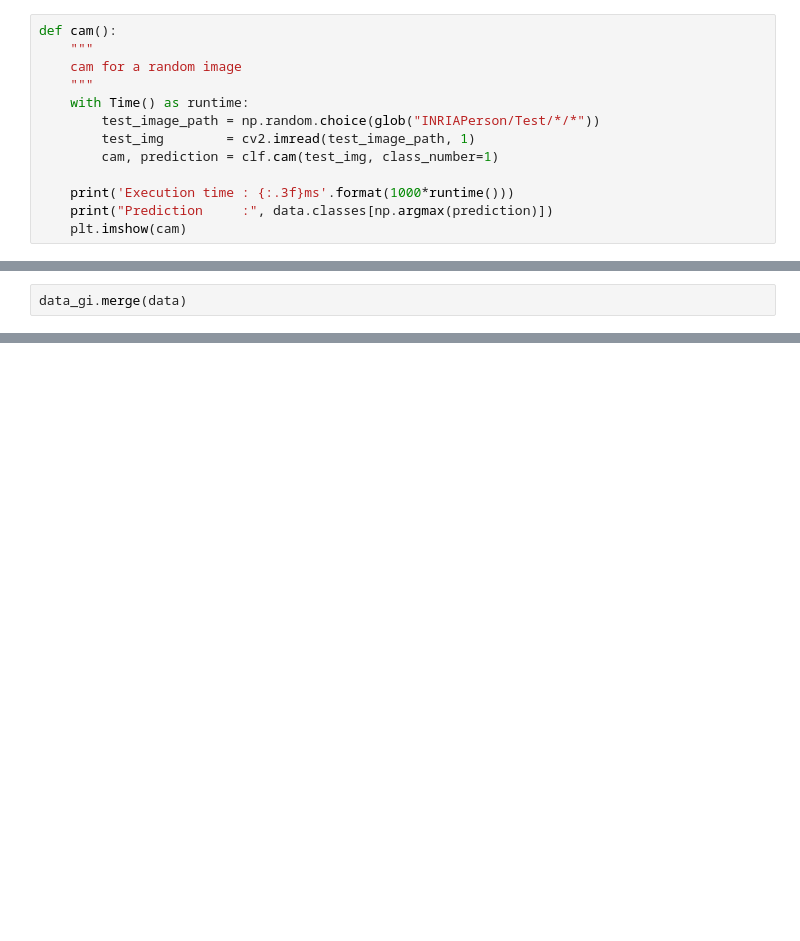
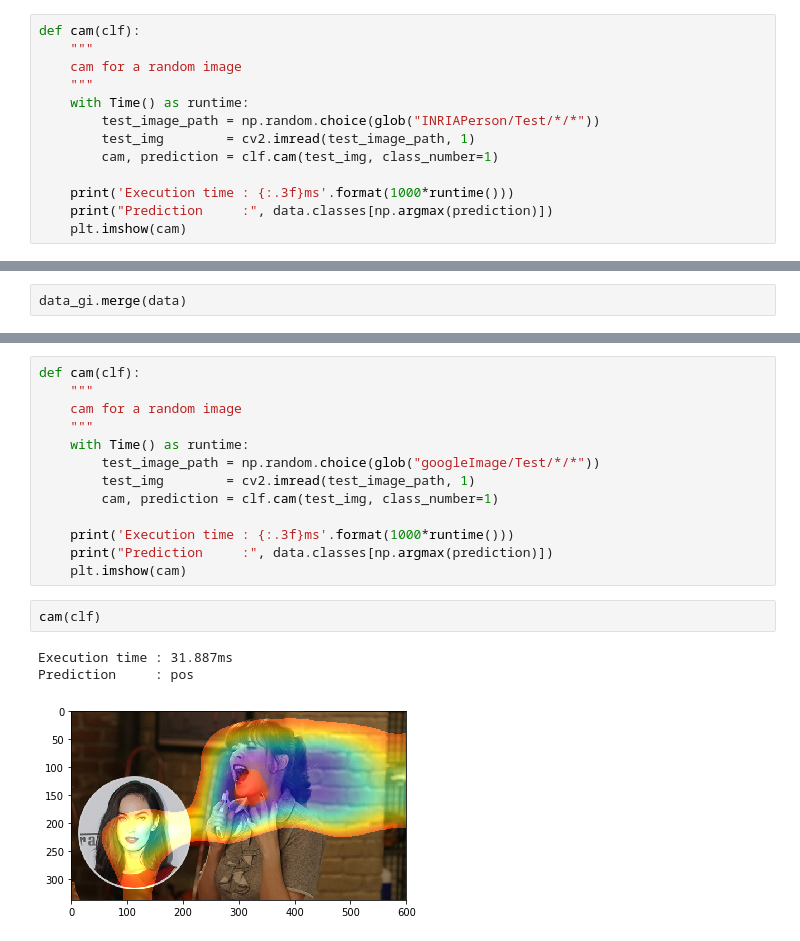
Before and after one commit to SelimChraibi/real-time-human-detection, a Jupyter notebook: demo.ipynb, the cells around one changed output, grey strips where cells are left out. Saved outputs shown, nothing was run; the diff lists cells and outputs as text; blank space fills up the shorter version.

```diff
--- a/demo.ipynb
+++ b/demo.ipynb
@@ -219,7 +219,7 @@ The CAM generation is quite fast 😎
 # %% [markdown]
 Let's do that for a few other images:
 # %%
-def cam():
+def cam(clf):
     """
     cam for a random image
     """
@@ -297,0 +339,19 @@ clf.fit(data_gi, epochs=100, batch_size=64, augmentation=True, verbose=1)
+# %%
+def cam(clf):
+    """
+    cam for a random image
+    """
+    with Time() as runtime:
+        test_image_path = np.random.choice(glob("googleImage/Test/*/*"))
+        test_img        = cv2.imread(test_image_path, 1)
+        cam, prediction = clf.cam(test_img, class_number=1)
+
+    print('Execution time : {:.3f}ms'.format(1000*runtime()))
+    print("Prediction     :", data.classes[np.argmax(prediction)])
+    plt.imshow(cam)
+# %%
+cam(clf)
+# %% [output]
+Execution time : 31.887ms
+Prediction     : pos
+[figure, added]
```
Also changed, not shown: parts of 36 cells of this notebook, 4 other files.
